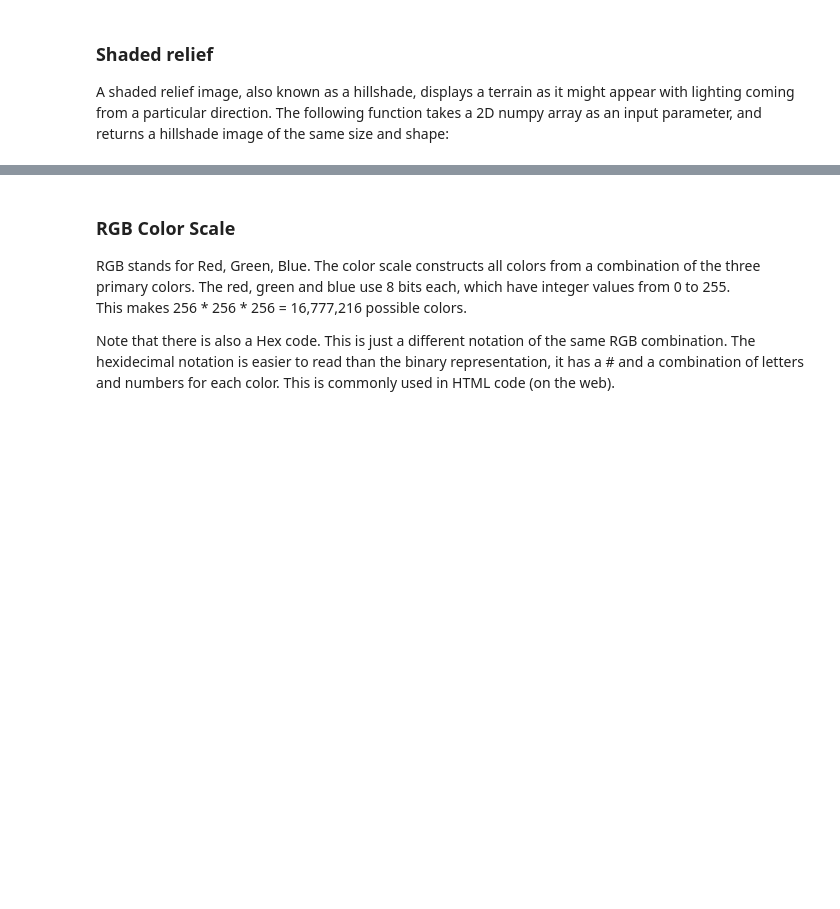
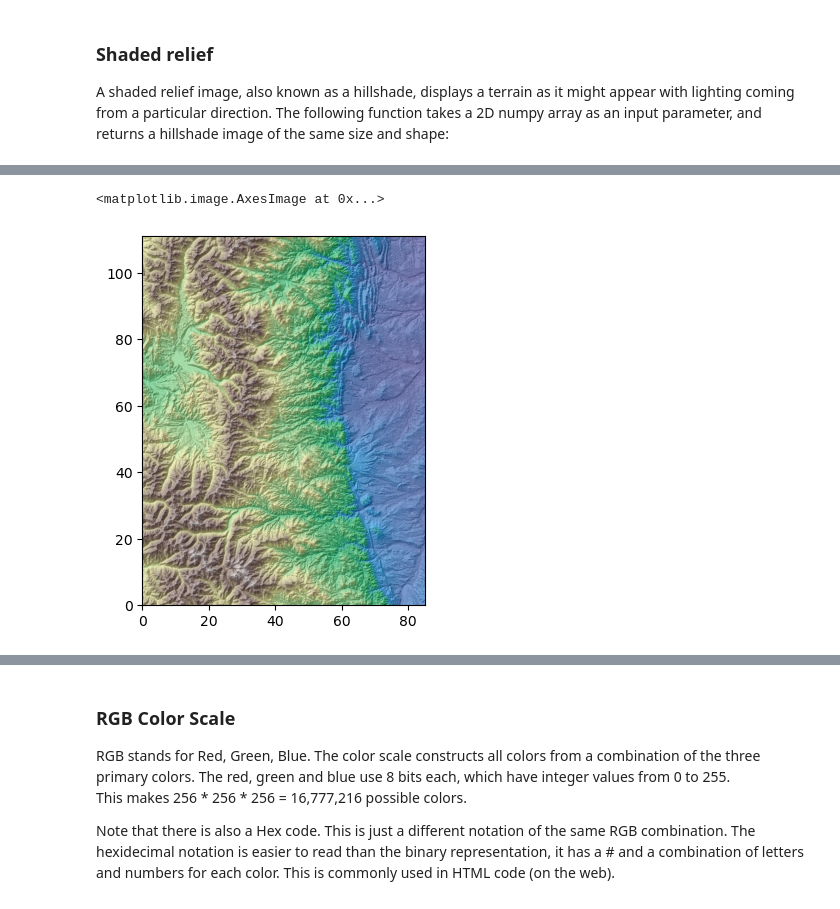
Before and after one commit to IntroPythonEarthsciCUBoulder/intro_py_earthsci_fall_semester2025, a Jupyter notebook: InClassNotebooksAndSlides/15_ImageAnalysis.ipynb, the cells around one changed output, grey strips where cells are left out. Drawn from its saved outputs; the diff is of its cells as text; code cells hidden in the pictures; blank space fills up the shorter version.

```diff
--- a/InClassNotebooksAndSlides/15_ImageAnalysis.ipynb
+++ b/InClassNotebooksAndSlides/15_ImageAnalysis.ipynb
@@ -83,0 +151,18 @@ variables, in the case of the DEM that you worked with earlier: the elements rep
+# %%
+# To get a proper scale, define a 4-element list variable with your plot extent in km
+xmax = 111.2 * np.cos(np.radians(40))
+ymax = 111.2
+plot_extent = [0, xmax, 0, ymax] # (complete and uncomment this line)
+
+# Use imshow to display a terrain image with the "terrain" colormap (cmap).
+# Include extent=plot_extent.
+plt.imshow(topo, cmap="terrain", extent=plot_extent)
+
+# Use imshow to display the hillshade on top of it, using the alpha parameter to set
+# opacity to 50%. Use the "gray" colorap. Remember to use extent=plot_extent.
+plt.imshow(hs, cmap="gray", alpha=0.5, extent=plot_extent)
+
+# Label your x and y axes
+# %% [output]
+<matplotlib.image.AxesImage at 0x...>
+[figure, added]
```
Also changed, not shown: parts of 46 cells of this notebook, 6 other files.
